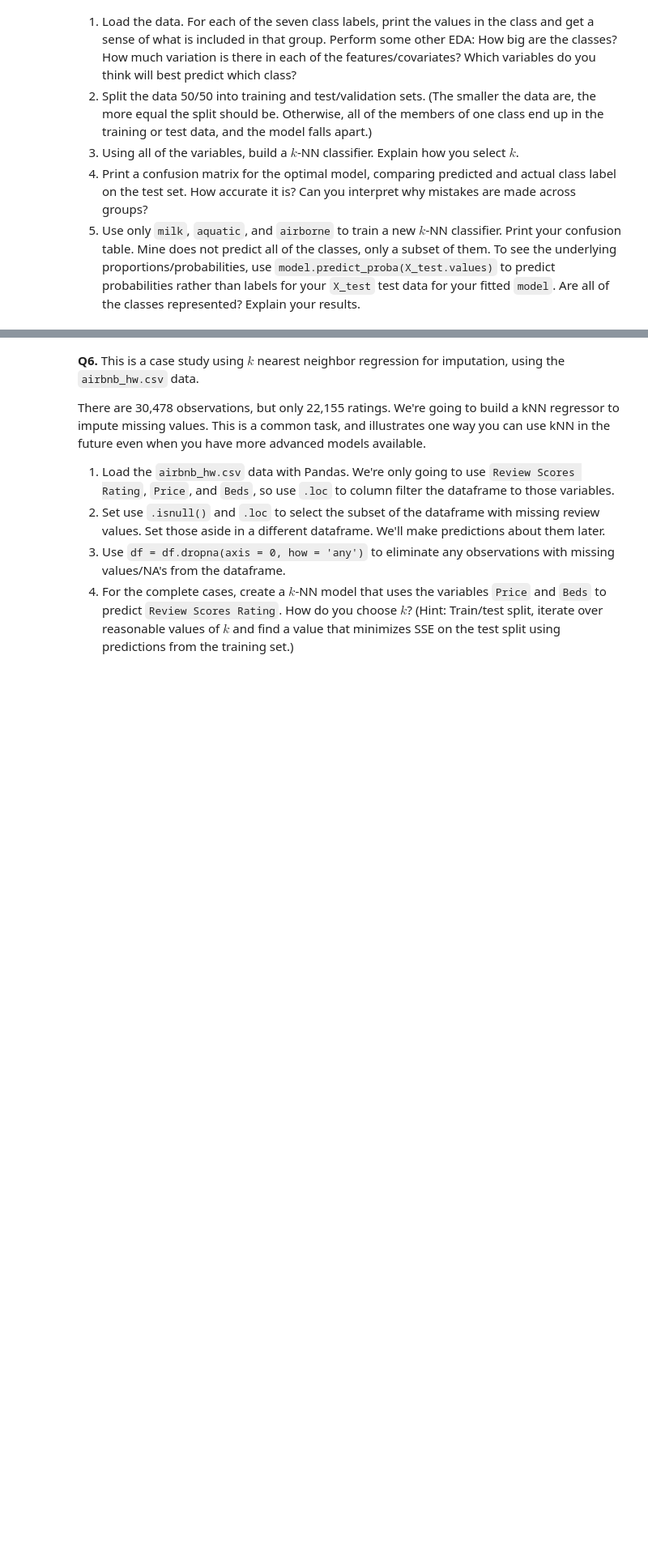
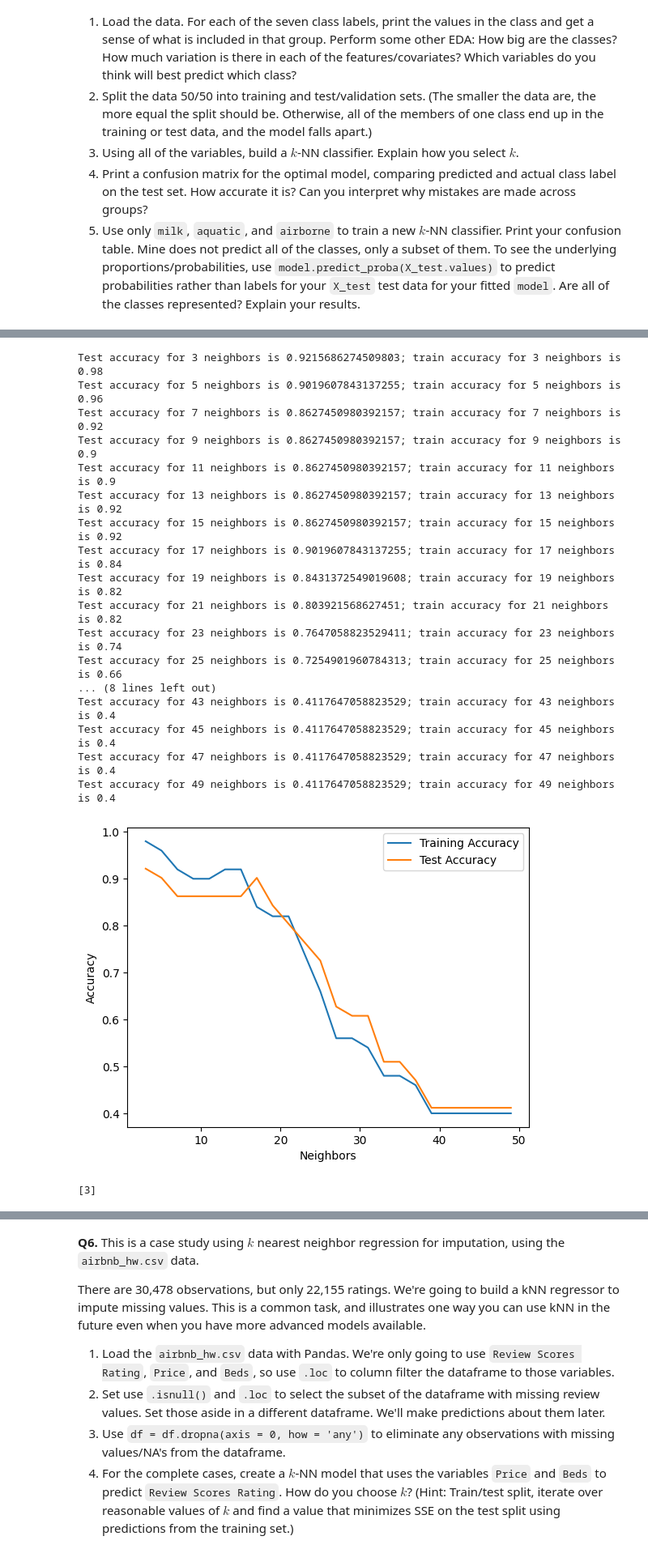
Before and after one commit to arya-rajesh-99/undergrad_ml_assignments, a Jupyter notebook: 02_assignment_knn.ipynb, the cells around one changed output, grey strips where cells are left out. Shown at 81% size. Saved outputs shown, nothing was run; the diff lists cells and outputs as text; code cells hidden in the pictures; blank space fills up the shorter version.

```diff
--- a/02_assignment_knn.ipynb
+++ b/02_assignment_knn.ipynb
@@ -316,0 +336,79 @@ The data consist of a label, `class`, taking integer values 1 to 7, the name of
+# %%
+### Question 5.2
+# Using min max to normalize and 50/50 train test split
+# for mine type represented in both sets.
+
+zoo_df = zoo_df.sample(frac=1, random_state = 100).reset_index(drop=True)
+test_size = int( .5 * len(zoo_df) )
+df_test = zoo_df.iloc[:test_size,:].reset_index(drop=True)
+df_train = zoo_df.iloc[test_size:,:].reset_index(drop=True)
+# %%
+### Question 5.3
+def MinMaxScaler(x):
+    return (x - min(x)) / (max(x) - min(x))
+
+ctrl_list = zoo_df.drop(columns=['animal','class']).columns
+x = zoo_df.loc[:, ctrl_list]
+u = x.apply(MinMaxScaler)
+
+y = zoo_df['class']
+
+u_train, u_test, y_train, y_test = train_test_split(
+    u, y,
+    test_size=.5,
+    random_state=100
+)
+
+#picking k
+k_grid = np.array([ (2*k+3) for k in range(0,30)])
+n_train = len(u_train)
+k_grid = k_grid[k_grid <= n_train]
+# had to do the two above lines to get rid of error, looked up how to
+test_accuracies = []
+train_accuracies = []
+
+for k in k_grid:
+    model = KNeighborsClassifier(n_neighbors = k)
+    model = model.fit(u_train,y_train)
+    y_hat = model.predict(u_test)
+    test_acc = model.score(u_test,y_test)
+    train_acc = model.score(u_train,y_train)
+    print( f'Test accuracy for {k} neighbors is {test_acc}; train accuracy for {k} neighbors is {train_acc}')
+    test_accuracies.append(test_acc)
+    train_accuracies.append(train_acc)
+
+# plotting k grid and accuracies
+
+sns.lineplot(x=k_grid,y=train_accuracies,label='Training Accuracy').set(xlabel='Neighbors',ylabel='Accuracy')
+sns.lineplot(x=k_grid,y=test_accuracies,label='Test Accuracy')
+plt.show()
+
+#accuracy picking optimal k
+is_optimal = test_accuracies == np.max(test_accuracies)
+optimal_indices = np.where(is_optimal)
+k_optimal = k_grid[optimal_indices]
+print(k_optimal)
+
+# Value k was found by fitting knn classifiers across the data.
+# The one with the highest accuracy was chosen because this is the one
+# tht works best with the model on test data.
+# %% [output]
+Test accuracy for 3 neighbors is 0.9215686274509803; train accuracy for 3 neighbors is 0.98
+Test accuracy for 5 neighbors is 0.9019607843137255; train accuracy for 5 neighbors is 0.96
+Test accuracy for 7 neighbors is 0.8627450980392157; train accuracy for 7 neighbors is 0.92
+Test accuracy for 9 neighbors is 0.8627450980392157; train accuracy for 9 neighbors is 0.9
+Test accuracy for 11 neighbors is 0.8627450980392157; train accuracy for 11 neighbors is 0.9
+Test accuracy for 13 neighbors is 0.8627450980392157; train accuracy for 13 neighbors is 0.92
+Test accuracy for 15 neighbors is 0.8627450980392157; train accuracy for 15 neighbors is 0.92
+Test accuracy for 17 neighbors is 0.9019607843137255; train accuracy for 17 neighbors is 0.84
+Test accuracy for 19 neighbors is 0.8431372549019608; train accuracy for 19 neighbors is 0.82
+Test accuracy for 21 neighbors is 0.803921568627451; train accuracy for 21 neighbors is 0.82
+Test accuracy for 23 neighbors is 0.7647058823529411; train accuracy for 23 neighbors is 0.74
+Test accuracy for 25 neighbors is 0.7254901960784313; train accuracy for 25 neighbors is 0.66
+... (8 lines left out)
+Test accuracy for 43 neighbors is 0.4117647058823529; train accuracy for 43 neighbors is 0.4
+Test accuracy for 45 neighbors is 0.4117647058823529; train accuracy for 45 neighbors is 0.4
+Test accuracy for 47 neighbors is 0.4117647058823529; train accuracy for 47 neighbors is 0.4
+Test accuracy for 49 neighbors is 0.4117647058823529; train accuracy for 49 neighbors is 0.4
+[figure, added]
+[3]
```
Also changed, not shown: parts of 5 cells of this notebook.
